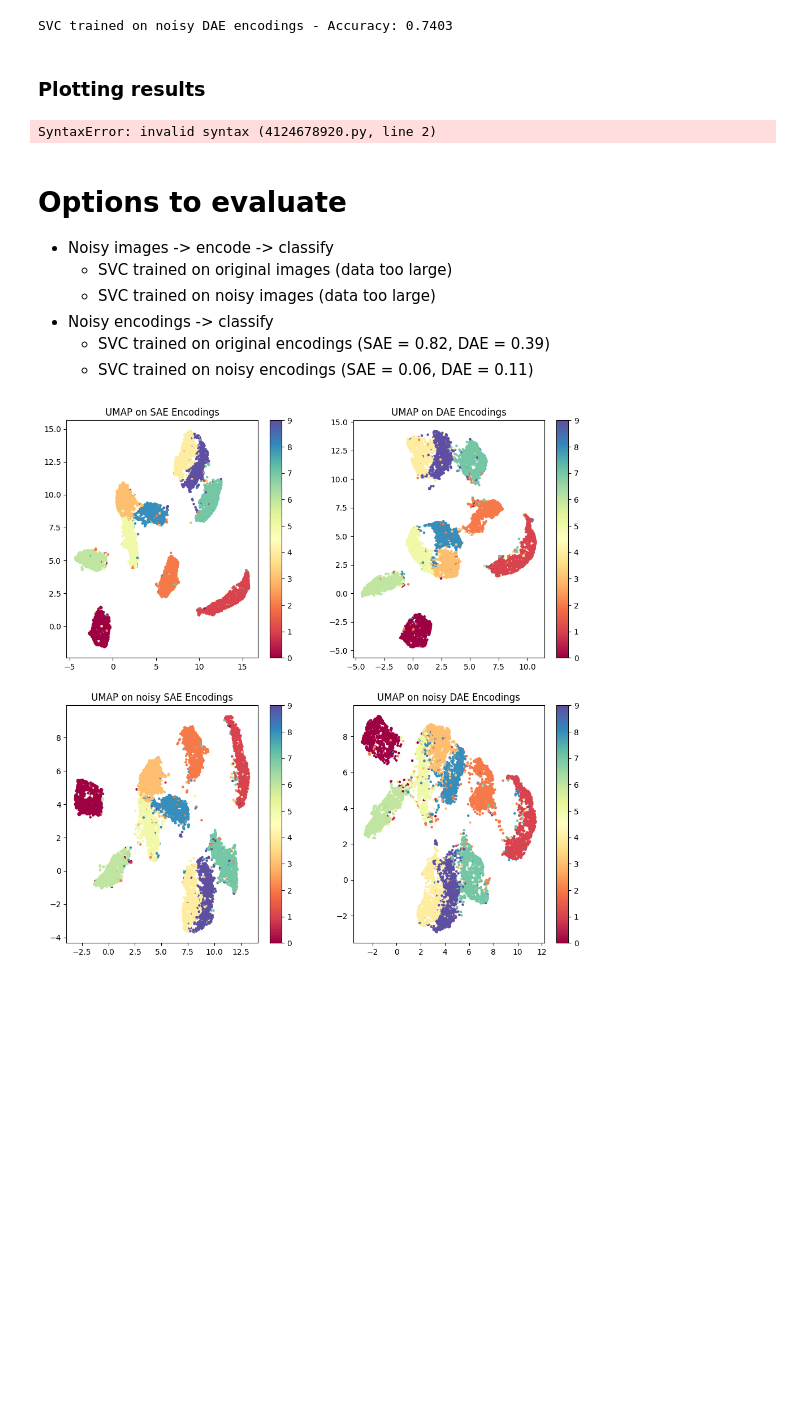
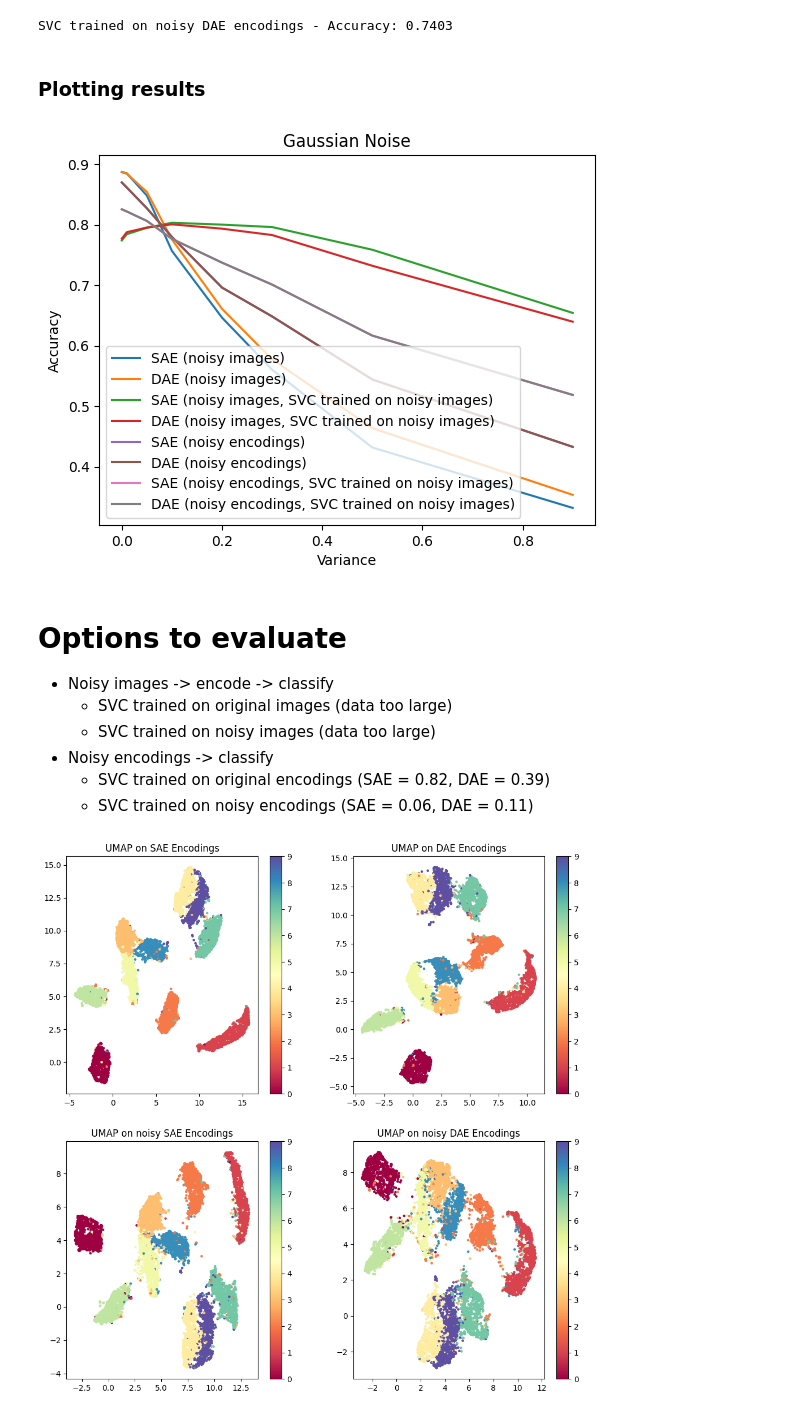
Before and after one commit to DiJam20/developing-autoencoders, a Jupyter notebook: 07_Classifier.ipynb, the cells around one changed output. Cells and saved outputs as stored; diff of their text form; code cells hidden in the pictures; blank space fills up the shorter version.

Commit message:
Add aspect where noise is added to the images before encoding, as opposed to after encoding.

```diff
--- a/07_Classifier.ipynb
+++ b/07_Classifier.ipynb
@@ -394,21 +394,25 @@ for var in [0, 0.01, 0.05, 0.1, 0.2, 0.3, 0.5, 0.9]:
                     'sae_noisy_encoding_accuracy': sae_noisy_encoding_accuracy,
                     'dae_noisy_encoding_accuracy': sae_noisy_encoding_accuracy,
                     'sae_noisy_encoding_svc_accuracy': sae_noisy_encoding_svc_accuracy,
-                    'sae_noisy_encoding_svc_accuracy': sae_noisy_encoding_svc_accuracy
+                    'dae_noisy_encoding_svc_accuracy': sae_noisy_encoding_svc_accuracy
                     })
 # %%
 plt.figure()
-plt.plot([d['variance'] for d in data, d['sae_noisy_accuracy'] for d in data], label='SAE')
-plt.plot([d['variance'] for d in data if d['noise'] == 'gaussian'], [d['dae_noisy_accuracy'] for d in data if d['noise'] == 'gaussian'], label='DAE')
-plt.plot([d['variance'] for d in data if d['noise'] == 'gaussian'], [d['sae_noisy_svc_accuracy'] for d in data if d['noise'] == 'gaussian'], label='SAE (trained on noisy data)')
-plt.plot([d['variance'] for d in data if d['noise'] == 'gaussian'], [d['dae_noisy_svc_accuracy'] for d in data if d['noise'] == 'gaussian'], label='DAE (trained on noisy data)')
+plt.plot([d['variance'] for d in data], [d['sae_noisy_accuracy'] for d in data], label='SAE (noisy images)')
+plt.plot([d['variance'] for d in data], [d['dae_noisy_accuracy'] for d in data], label='DAE (noisy images)')
+plt.plot([d['variance'] for d in data], [d['sae_noisy_svc_accuracy'] for d in data], label='SAE (noisy images, SVC trained on noisy images)')
+plt.plot([d['variance'] for d in data], [d['dae_noisy_svc_accuracy'] for d in data], label='DAE (noisy images, SVC trained on noisy images)')
+plt.plot([d['variance'] for d in data], [d['sae_noisy_encoding_accuracy'] for d in data], label='SAE (noisy encodings)')
+plt.plot([d['variance'] for d in data], [d['dae_noisy_encoding_accuracy'] for d in data], label='DAE (noisy encodings)')
+plt.plot([d['variance'] for d in data], [d['sae_noisy_encoding_svc_accuracy'] for d in data], label='SAE (noisy encodings, SVC trained on noisy images)')
+plt.plot([d['variance'] for d in data], [d['dae_noisy_encoding_svc_accuracy'] for d in data], label='DAE (noisy encodings, SVC trained on noisy images)')
 plt.xlabel('Variance')
 plt.ylabel('Accuracy')
 plt.title('Gaussian Noise')
 plt.legend()
 plt.show()
 # %% [output]
-SyntaxError: invalid syntax (4124678920.py, line 2)
+[figure, added]
 # %%
 noisy_train_images = add_gaussian_noise(train_images, 0.1)
 noisy_test_images = add_gaussian_noise(test_images, 0.1)
```
